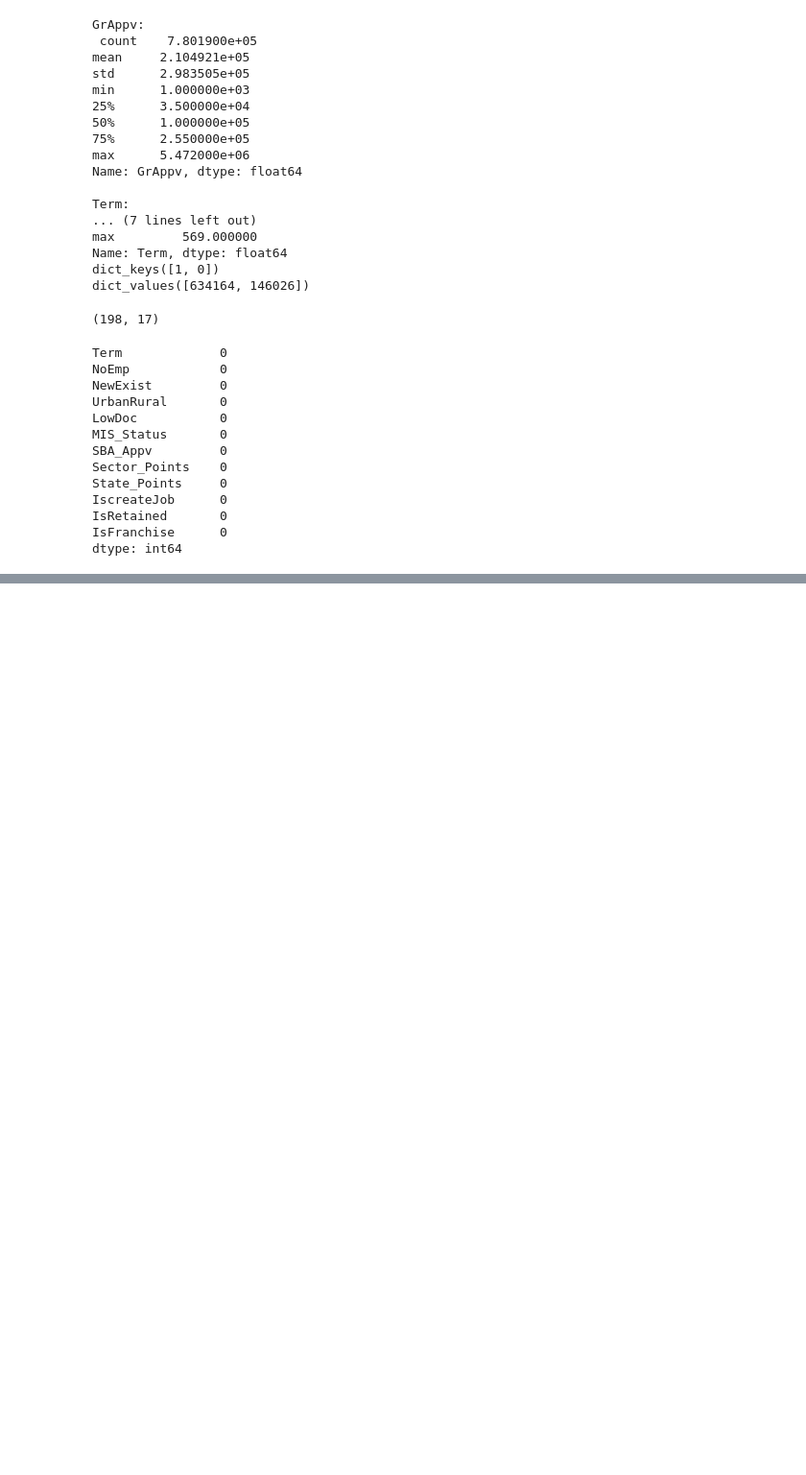
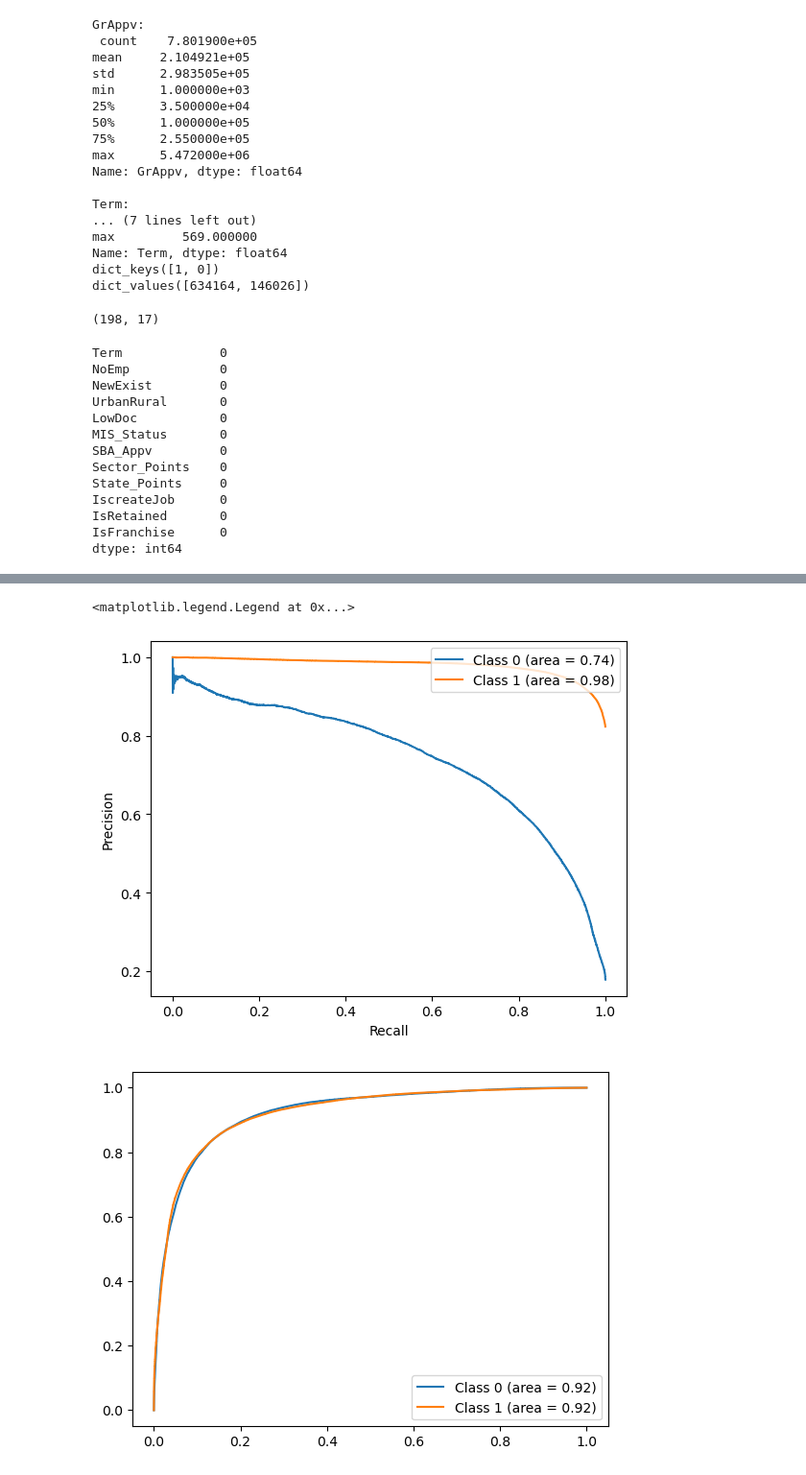
Before and after one commit to OriolCampsIsus3/CasKaggle-APC-, a Jupyter notebook: notebook/main.ipynb, the cells around one changed output, grey strips where cells are left out. Shown: that part at 96% size. Saved outputs shown, nothing was run; the diff lists cells and outputs as text; code cells hidden in the pictures; blank space fills up the shorter version.

```diff
--- a/notebook/main.ipynb
+++ b/notebook/main.ipynb
@@ -357,0 +429,8 @@ plt.show()
+# %%
+clf2 = LinearSVC(random_state=30)
+
+clf2.fit(x_train, y_train)
+
+y_pred = clf2.predict(x_test)
+
+print(classification_report(y_test,y_pred))
@@ -357,0 +446,41 @@ plt.show()
+# %%
+#escollim el desicion tree amb gini
+clf = RandomForestClassifier(criterion="gini", max_depth=10, random_state=30)
+clf.fit(x_train, y_train)
+y_pred = clf.predict(x_test)
+y_proba = clf.predict_proba(x_test)
+# %%
+precision = {}
+recall = {}
+average_precision = {}
+plt.figure()
+for i in range(2):
+    precision[i], recall[i], _ = precision_recall_curve(y_test == i, y_proba[:, i])
+    average_precision[i] = average_precision_score(y_test == i, y_proba[:, i])
+
+    plt.plot(recall[i], precision[i],
+    label='Class {0} (area = {1:0.2f})'
+                           ''.format(i, average_precision[i]))
+    plt.xlabel('Recall')
+    plt.ylabel('Precision')
+    plt.legend(loc="upper right")
+
+
+# Compute ROC curve and ROC area for each class
+fpr = {}
+tpr = {}
+roc_auc = {}
+for i in range(2):
+    fpr[i], tpr[i], _ = roc_curve(y_test == i, y_proba[:, i])
+    roc_auc[i] = auc(fpr[i], tpr[i])
+
+# Compute micro-average ROC curve and ROC area
+# Plot ROC curve
+plt.figure()
+for i in range(2):
+    plt.plot(fpr[i], tpr[i], label='Class {0} (area = {1:0.2f})' ''.format(i, roc_auc[i]))
+plt.legend()
+# %% [output]
+<matplotlib.legend.Legend at 0x...>
+[figure, added]
+[figure, added]
```
Also changed, not shown: parts of 11 cells of this notebook.
